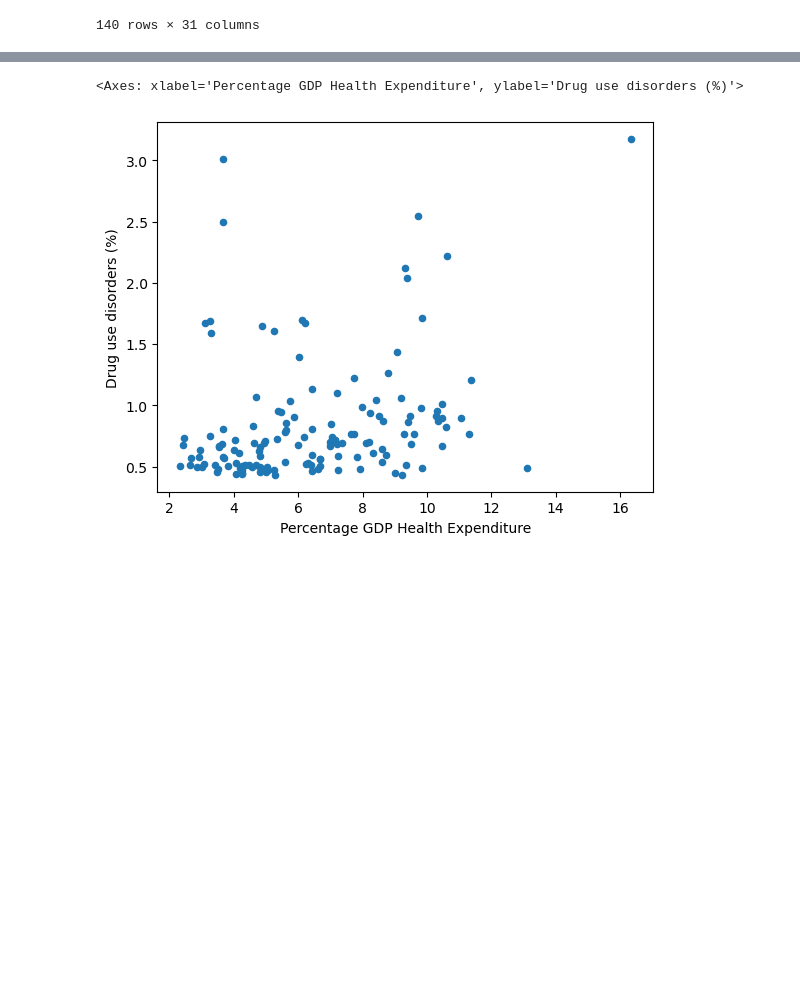
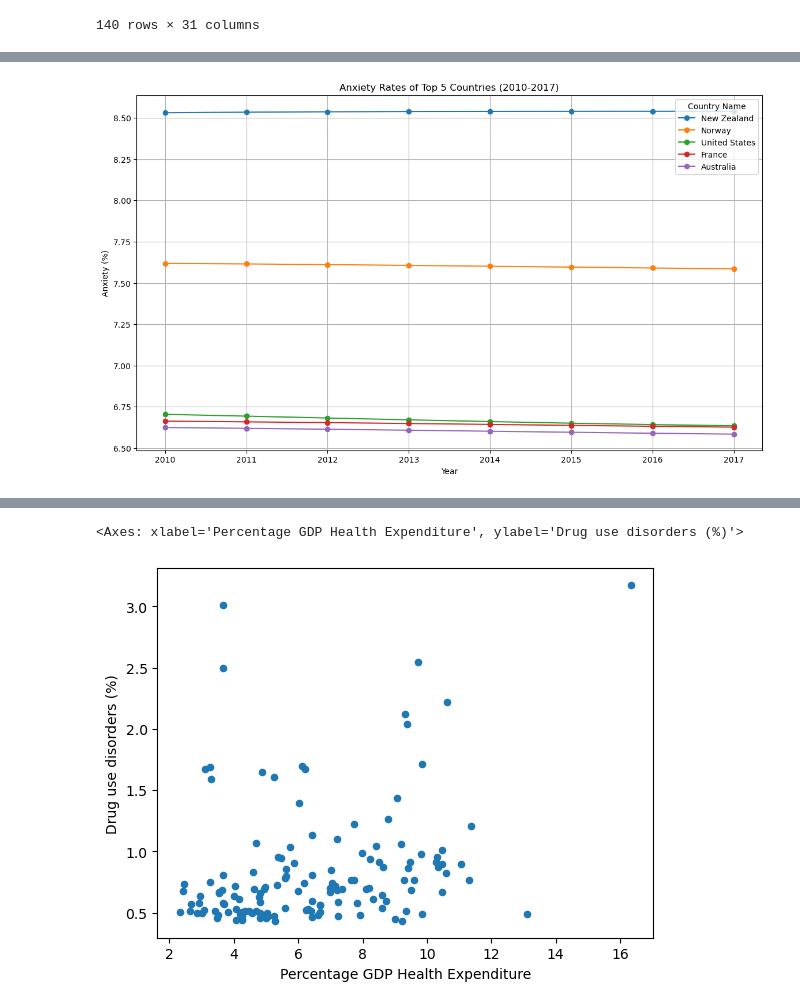
Before and after one commit to AaronCMC/Project_1, a Jupyter notebook: AaronCMC/ACMC Test.ipynb, the cells around one changed output, grey strips where cells are left out. Cells and saved outputs as stored; diff of their text form; code cells hidden in the pictures; blank space fills up the shorter version.

```diff
--- a/AaronCMC/ACMC Test.ipynb
+++ b/AaronCMC/ACMC Test.ipynb
@@ -610,0 +633,19 @@ plt.show()
+# %%
+Anxiety_Rate_by_Country = Macro_Disorder_ext_df[['Country Name', 'Year', 'Anxiety disorders (%)']]
+Anxiety_pivot_df = Anxiety_Rate_by_Country.pivot(index="Year", columns="Country Name", values="Anxiety disorders (%)")
+Top_Anxiety_pivot_df = Anxiety_pivot_df[["New Zealand", "Norway", "United States", "France", "Australia"]]
+Bottom_Anxiety_pivot_df = Anxiety_pivot_df[["Colombia", "Tajikistan", "Mongolia", "Uzbekistan", "Turkmenistan"]]
+# %%
+plt.figure(figsize=(14, 8))
+for country in Top_Anxiety_pivot_df.columns:
+    plt.plot(Top_Anxiety_pivot_df.index, Top_Anxiety_pivot_df[country], marker='o', label=country)
+plt.title('Anxiety Rates of Top 5 Countries (2010-2017)')
+plt.xlabel('Year')
+plt.ylabel('Anxiety (%)')
+plt.xticks(Top_Anxiety_pivot_df.index)
+plt.legend(title='Country Name')
+plt.grid()
+plt.savefig("Output_PNG/Top_Anxiety_Line.png")
+plt.show()
+# %% [output]
+[figure, added]
```
Also changed, not shown: parts of 39 cells of this notebook, 20 other files.
